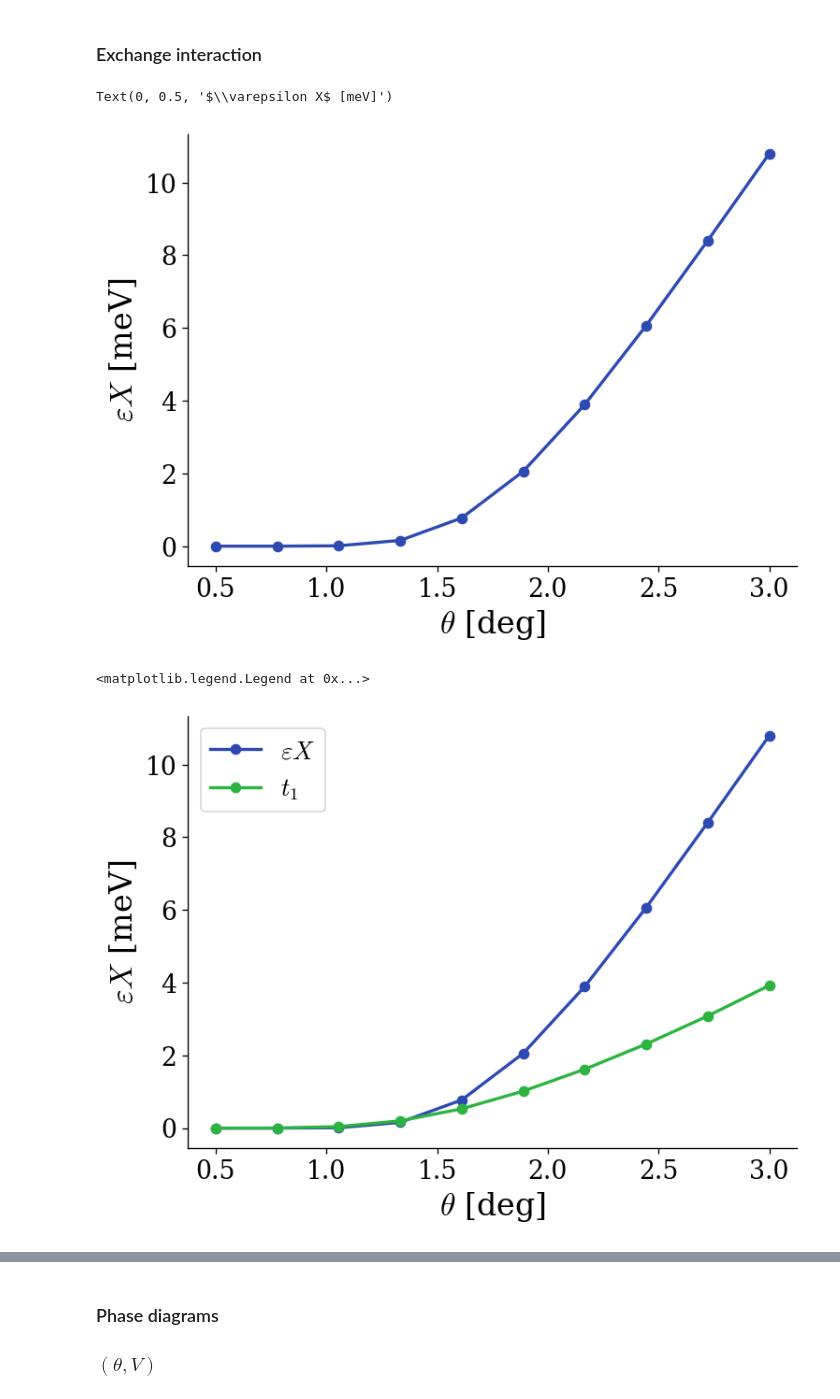
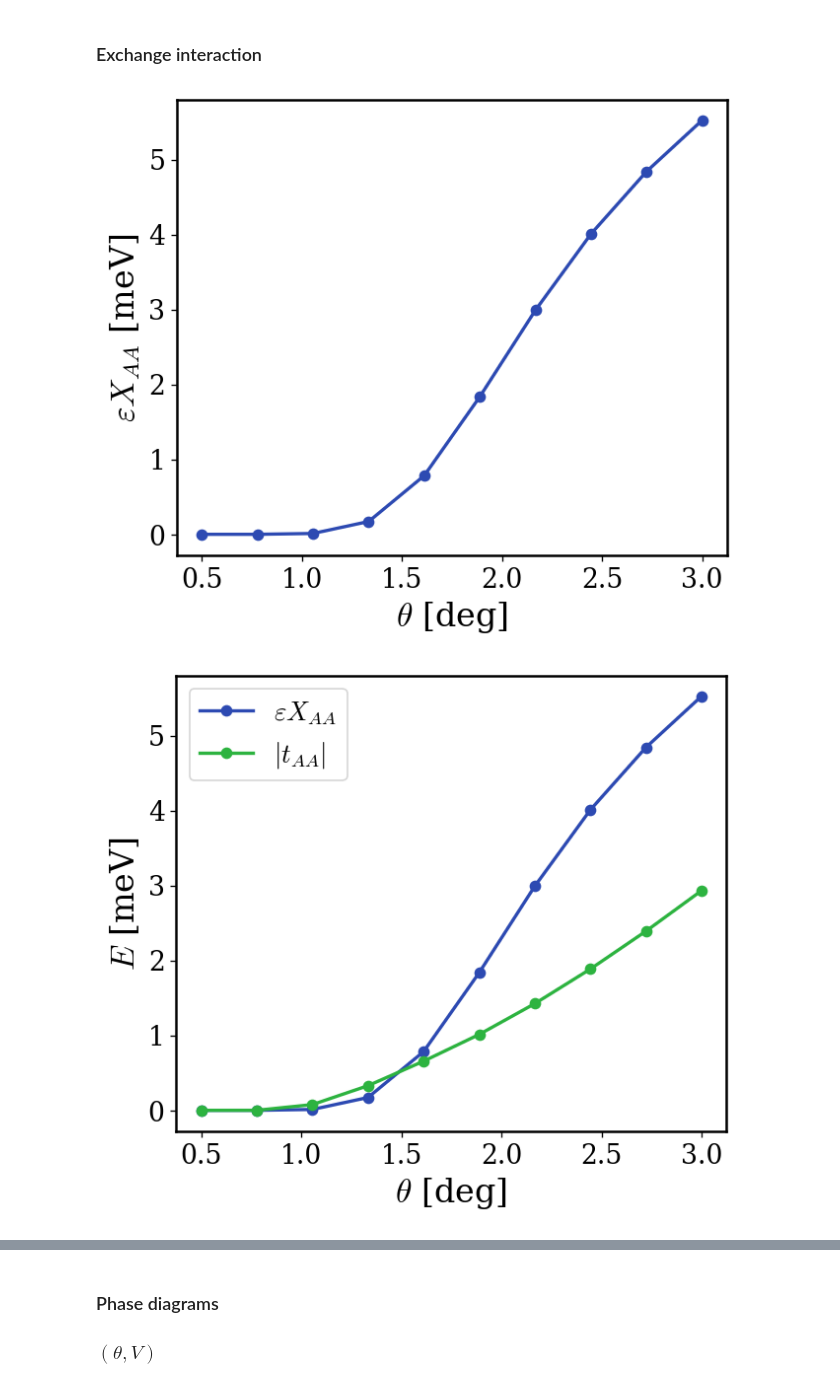
Before and after one commit to sanhq17/moire_heterobilayers, a Jupyter notebook: notebooks/hblyr_honeycomb_hubbard.ipynb, the cells around one changed output, grey strips where cells are left out. Cells and saved outputs as stored; diff of their text form; code cells hidden in the pictures.

```diff
--- a/notebooks/hblyr_honeycomb_hubbard.ipynb
+++ b/notebooks/hblyr_honeycomb_hubbard.ipynb
@@ -96,7 +93,7 @@ Norm Wannier B:  0.9965059696621155
 ### Hopping integrals
 # %%
 sys = HeteroBilayer()
-thetas = np.linspace(0.5, 3.0, 3)
+thetas = np.linspace(0.5, 3.0, 10)
 
 onsiteA = []
 onsiteA_kspace = []
@@ -214,11 +213,10 @@ for th in tqdm(thetas):
 # %%
-fig, ax = plt.subplots()
+fig, ax = plt.subplots(figsize=(6, 5))
 
 cols = ["#2D4AB2", "#2DB340", "#B32D4D"]
 
-ax.plot(thetas, U0, marker="o", label=r"$\varepsilon U_0$", color=cols[0])
-ax.plot(thetas, U1, marker="o", label=r"$\varepsilon U_1$", color=cols[1])
-ax.plot(thetas, U2, marker="o", label=r"$\varepsilon U_2$", color=cols[2])
+ax.plot(thetas, UA, marker="o", label=r"$\varepsilon U_A$", color=cols[0])
+ax.plot(thetas, UB, marker="o", label=r"$\varepsilon U_B$", color=cols[1])
 
 tt = np.linspace(0.5, 3.0, 100)
 aMs = sys.a0 / (2 * np.sin(np.radians(tt) / 2))
@@ -228,4 +226,10 @@ ax.plot(tt, sys.E_SQUARED / (utils.spread_harmonic_approx(aMs, sys.V, sys.psi) *
 ax.set_xlabel(r"$\theta$ [deg]", fontsize=20)
 ax.set_ylabel(r"$\varepsilon U$ [eV]", fontsize=20)
 ax.legend(fontsize=16)
+# Add box around the plot
+ax = plt.gca()
+for spine in ax.spines.values():
+    spine.set_visible(True)
+    spine.set_linewidth(1.5)
+    spine.set_color("black")
 # %% [output]
@@ -240,31 +243,41 @@ X = []
 for th in tqdm(thetas):
     sys.theta_deg = th
 
-    interactions = sys.exchange_1band(orders=[1])
+    interactions = sys.exchange_2band(orders=[1], sublattice1="A", sublattice2="A")
 
     # Coulomb matrix elements in meV
     X.append(sys.epsilon * interactions[0])
 # %%
-fig, ax = plt.subplots()
+fig, ax = plt.subplots(figsize=(6, 5))
 
 cols = ["#2D4AB2", "#2DB340", "#B32D4D"]
 
 ax.plot(thetas, X, marker="o", label=r"$\varepsilon X$", color=cols[0])
 ax.set_xlabel(r"$\theta$ [deg]", fontsize=20)
-ax.set_ylabel(r"$\varepsilon X$ [meV]", fontsize=20)
+ax.set_ylabel(r"$\varepsilon X_{AA}$ [meV]", fontsize=20)
+# Add box around the plot
+ax = plt.gca()
+for spine in ax.spines.values():
+    spine.set_visible(True)
+    spine.set_linewidth(1.5)
+    spine.set_color("black")
 # %% [output]
-Text(0, 0.5, '$\\varepsilon X$ [meV]')
-[figure, old version]
+[figure, new version]
 # %%
-fig, ax = plt.subplots()
+fig, ax = plt.subplots(figsize=(6, 5))
 
 cols = ["#2D4AB2", "#2DB340", "#B32D4D"]
 
-ax.plot(thetas, X, marker="o", label=r"$\varepsilon X$", color=cols[0])
-ax.plot(thetas, t1, marker="o", label=r"$t_1$", color=cols[1])
+ax.plot(thetas, X, marker="o", label=r"$\varepsilon X_{AA}$", color=cols[0])
+ax.plot(thetas, np.abs(tAA), marker="o", label=r"$|t_{AA}|$", color=cols[1])
 ax.set_xlabel(r"$\theta$ [deg]", fontsize=20)
-ax.set_ylabel(r"$\varepsilon X$ [meV]", fontsize=20)
+ax.set_ylabel(r"$E$ [meV]", fontsize=20)
 ax.legend(fontsize=16)
+# Add box around the plot
+ax = plt.gca()
+for spine in ax.spines.values():
+    spine.set_visible(True)
+    spine.set_linewidth(1.5)
+    spine.set_color("black")
 # %% [output]
-<matplotlib.legend.Legend at 0x...>
-[figure, old version]
+[figure, new version]
```
Also changed, not shown: parts of 12 cells of this notebook, 1 other file.
